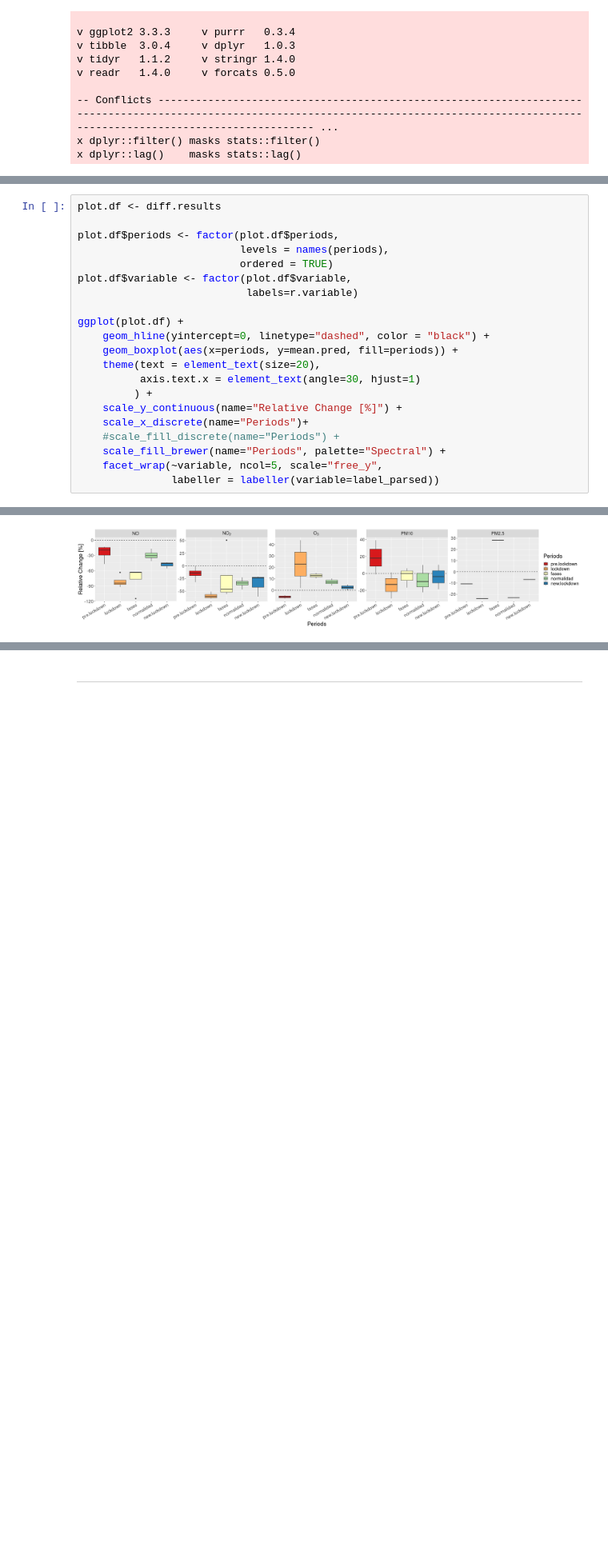
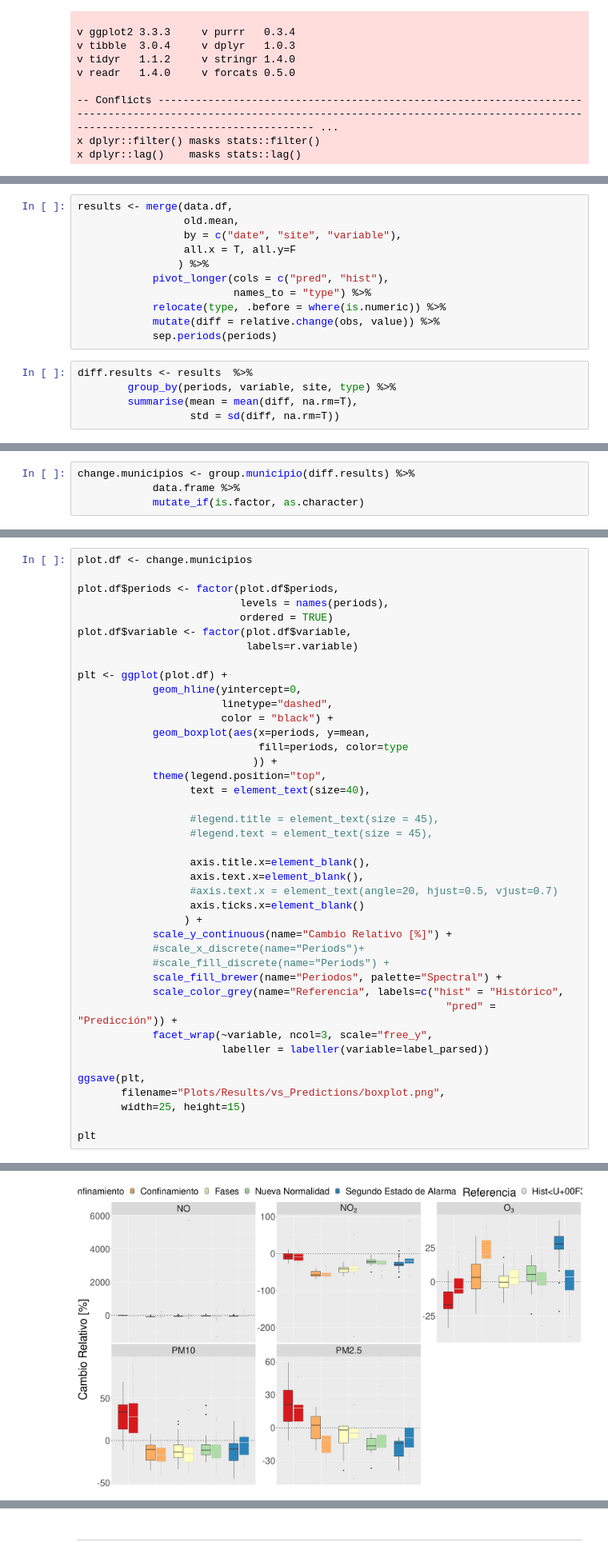
Before and after one commit to Jaimedgp/AirQualityCOVID, a Jupyter notebook: notebooks/Analysis/Predictions-Change.ipynb, the cells around one changed output, grey strips where cells are left out. Shown at 80% size. Cells and saved outputs as stored; diff of their text form; blank space fills up the shorter version.

Commit message:
predictions analysis

```diff
--- a/notebooks/Analysis/Predictions-Change.ipynb
+++ b/notebooks/Analysis/Predictions-Change.ipynb
@@ -120,0 +84,16 @@ diff.results <- results  %>%
+# %%
+results <- merge(data.df,
+                 old.mean,
+                 by = c("date", "site", "variable"),
+                 all.x = T, all.y=F
+                ) %>%
+            pivot_longer(cols = c("pred", "hist"),
+                         names_to = "type") %>%
+            relocate(type, .before = where(is.numeric)) %>%
+            mutate(diff = relative.change(obs, value)) %>%
+            sep.periods(periods)
+# %%
+diff.results <- results  %>%
+        group_by(periods, variable, site, type) %>%
+        summarise(mean = mean(diff, na.rm=T),
+                  std = sd(diff, na.rm=T))
@@ -120,0 +102,4 @@ diff.results <- results  %>%
+# %%
+change.municipios <- group.municipio(diff.results) %>%
+            data.frame %>%
+            mutate_if(is.factor, as.character)
@@ -121,5 +108,5 @@ diff.results <- results  %>%
 # %%
-plot.df <- diff.results
+plot.df <- change.municipios
 
 plot.df$periods <- factor(plot.df$periods,
                           levels = names(periods),
@@ -127,17 +114,37 @@ plot.df$periods <- factor(plot.df$periods,
 plot.df$variable <- factor(plot.df$variable,
                            labels=r.variable)
 
-ggplot(plot.df) +
-    geom_hline(yintercept=0, linetype="dashed", color = "black") +
-    geom_boxplot(aes(x=periods, y=mean.pred, fill=periods)) +
-    theme(text = element_text(size=20),
-          axis.text.x = element_text(angle=30, hjust=1)
-         ) +
-    scale_y_continuous(name="Relative Change [%]") +
-    scale_x_discrete(name="Periods")+
-    #scale_fill_discrete(name="Periods") +
-    scale_fill_brewer(name="Periods", palette="Spectral") +
-    facet_wrap(~variable, ncol=5, scale="free_y",
-               labeller = labeller(variable=label_parsed))
+plt <- ggplot(plot.df) +
+            geom_hline(yintercept=0,
+                       linetype="dashed",
+                       color = "black") +
+            geom_boxplot(aes(x=periods, y=mean,
+                             fill=periods, color=type
+                            )) +
+            theme(legend.position="top",
+                  text = element_text(size=40),
+
+                  #legend.title = element_text(size = 45),
+                  #legend.text = element_text(size = 45),
+
+                  axis.title.x=element_blank(),
+                  axis.text.x=element_blank(),
+                  #axis.text.x = element_text(angle=20, hjust=0.5, vjust=0.7)
+                  axis.ticks.x=element_blank()
+                 ) +
+            scale_y_continuous(name="Cambio Relativo [%]") +
+            #scale_x_discrete(name="Periods")+
+            #scale_fill_discrete(name="Periods") +
+            scale_fill_brewer(name="Periodos", palette="Spectral") +
+            scale_color_grey(name="Referencia", labels=c("hist" = "Histórico",
+                                                           "pred" = "Predicción")) +
+            facet_wrap(~variable, ncol=3, scale="free_y",
+                       labeller = labeller(variable=label_parsed))
+
+ggsave(plt,
+       filename="Plots/Results/vs_Predictions/boxplot.png",
+       width=25, height=15)
+
+plt
 # %% [output]
 Warning message:
@@ -145 +154 @@ Warning message:
-[figure, old version]
+[figure, new version]
```
Also changed, not shown: parts of 19 cells of this notebook, 27 other files.
